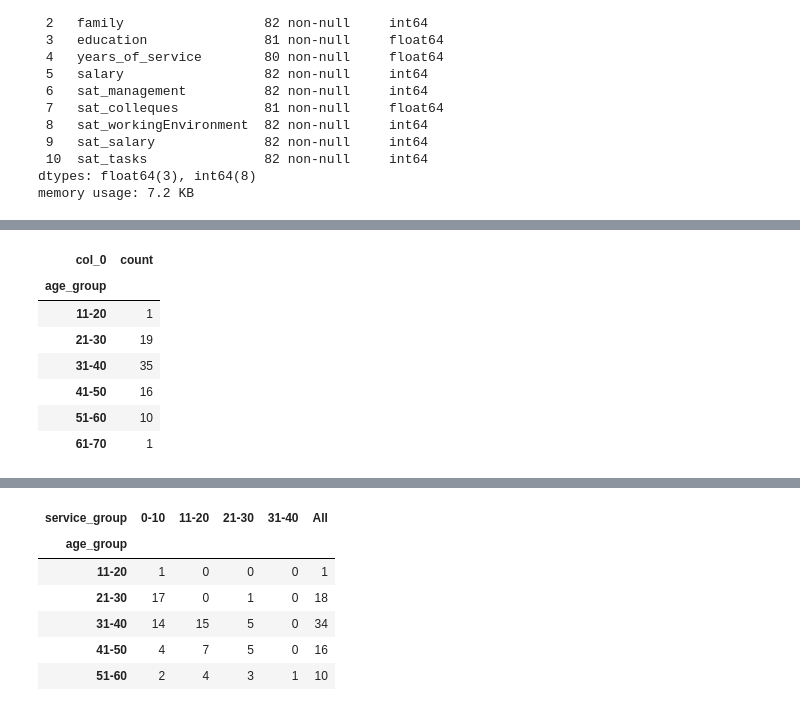
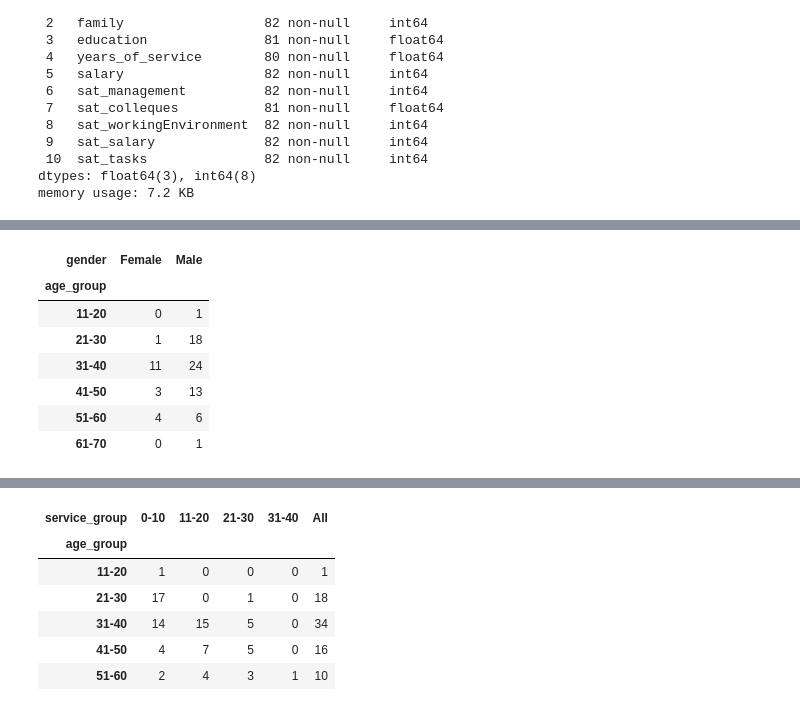
Before and after one commit to YSPLS/Tiedonk-sittely-pythonilla, a Jupyter notebook: code/project.ipynb, the cells around one changed output, grey strips where cells are left out. Saved outputs shown, nothing was run; the diff lists cells and outputs as text; code cells hidden in the pictures.

```diff
--- a/code/project.ipynb
+++ b/code/project.ipynb
@@ -76,17 +71,20 @@ Name: salary, dtype: float64
 # %%
 df2=pd.DataFrame(df)
 bins = [0,10,20,30,40,50,60,70,80,90]
 labels= ['0-10', '11-20', '21-30', '31-40', '41-50', '51-60', '61-70', '71-80', '81-90']
 df2['age_group'] = pd.cut(df2['age'], bins=bins, labels=labels, right=True, include_lowest=True)
 age_group_crosstab = pd.crosstab(index=df2['age_group'], columns='count')
 ##df2=pd.crosstab(df2['age_group'],'sat_management')
 age_group_crosstab
+df2['gender'] = df2['gender'].map({1: 'Male', 2: 'Female'})
+gender_age_analysis = pd.crosstab(df2['age_group'], df2['gender'])
+gender_age_analysis
 # %% [output]
-| col_0 | count |
-| age_group |  |
-| 11-20 | 1 |
-| 21-30 | 19 |
-| 31-40 | 35 |
-| 41-50 | 16 |
-| 51-60 | 10 |
-| 61-70 | 1 |
+| gender | Female | Male |
+| age_group |  |  |
+| 11-20 | 0 | 1 |
+| 21-30 | 1 | 18 |
+| 31-40 | 11 | 24 |
+| 41-50 | 3 | 13 |
+| 51-60 | 4 | 6 |
+| 61-70 | 0 | 1 |
```
Also changed, not shown: parts of 3 cells of this notebook.
